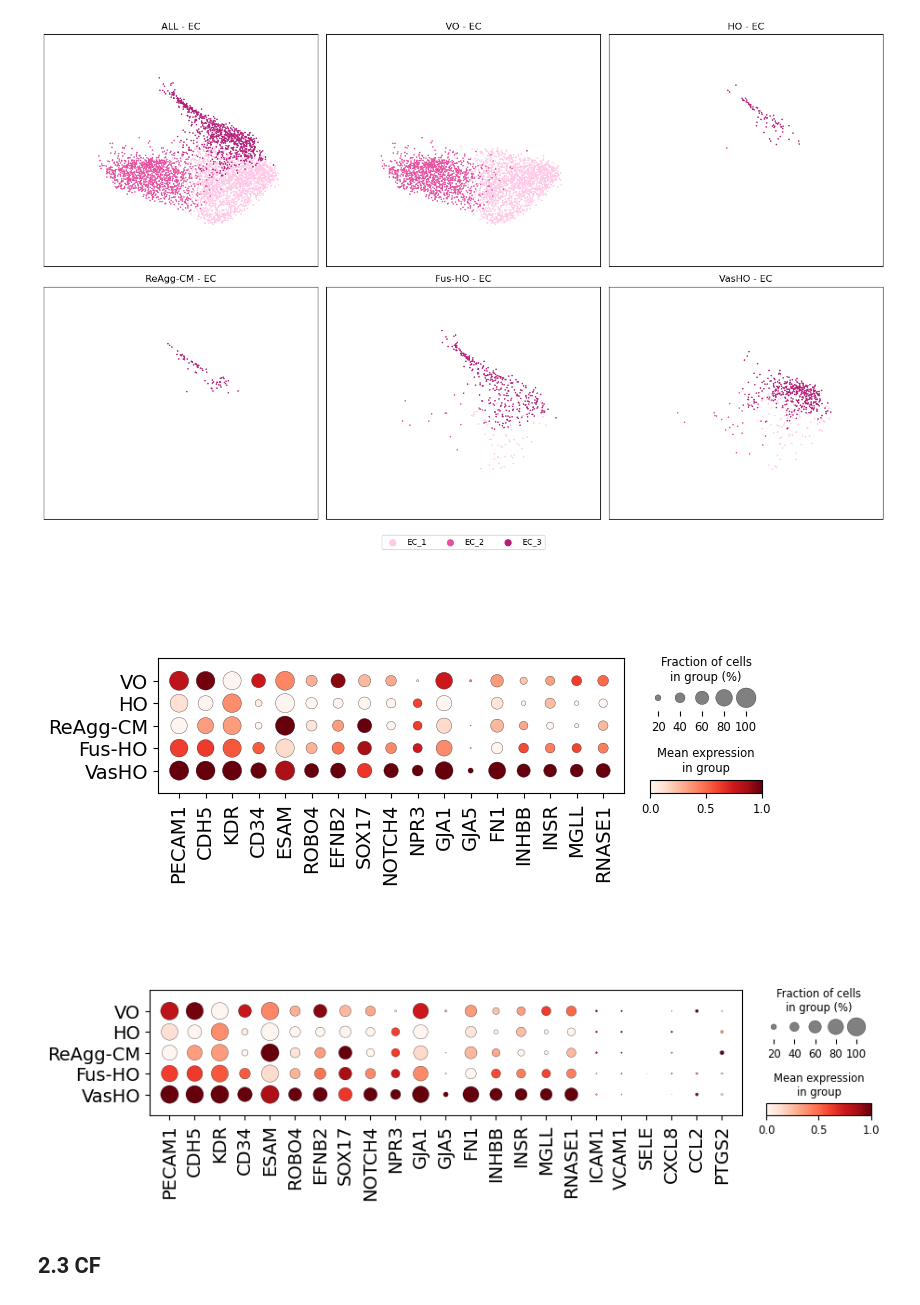
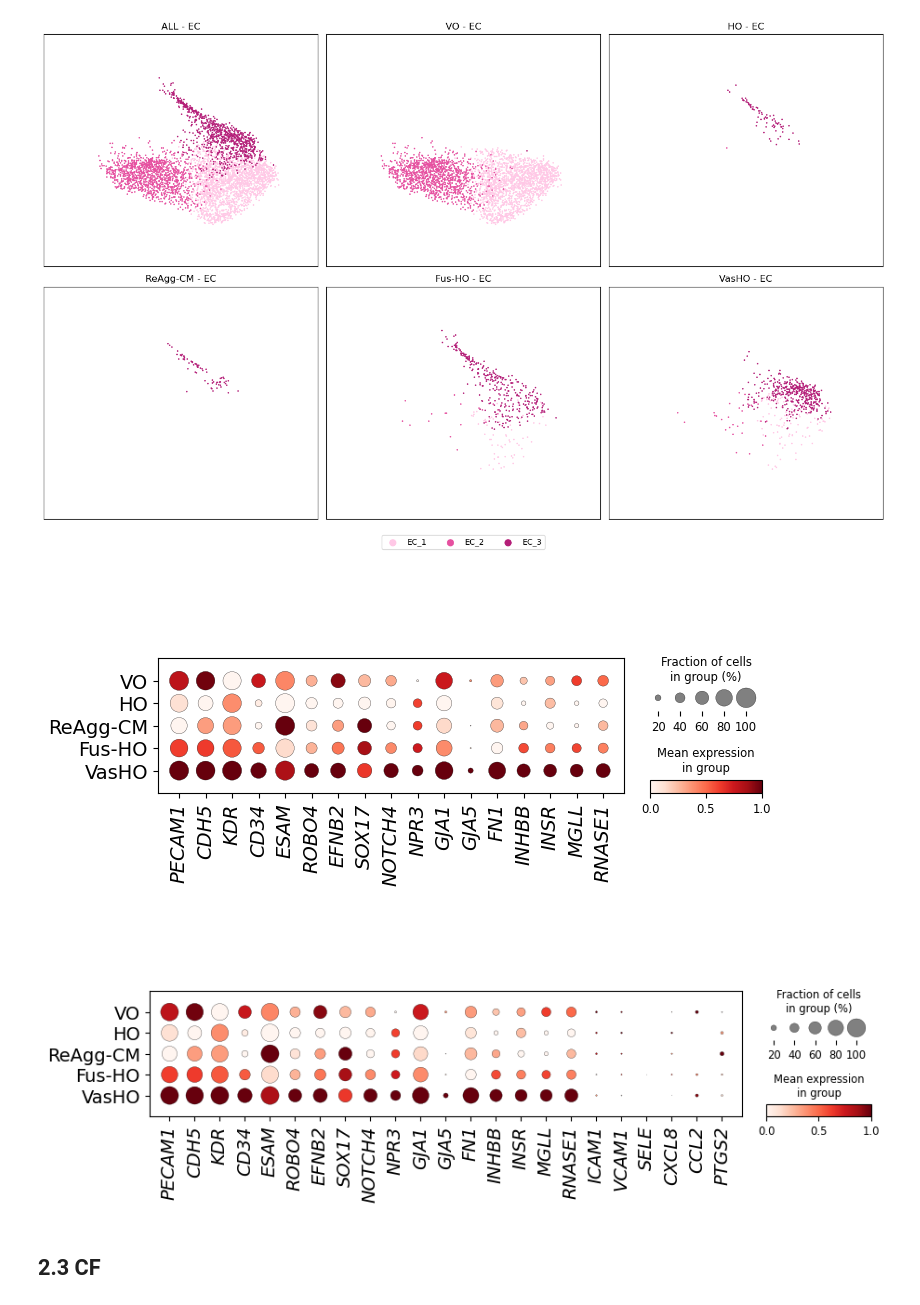
Before and after one commit to yachielab/DataAnalysis_Vascularized_Cardiac_Organoids, a Jupyter notebook: ipynb/CCO12.ipynb, the cells around one changed output. Saved outputs shown, nothing was run; the diff lists cells and outputs as text; code cells hidden in the pictures.

```diff
--- a/ipynb/CCO12.ipynb
+++ b/ipynb/CCO12.ipynb
@@ -815,21 +820,22 @@ plt.show()
 # %%
 marker_dict = ['PECAM1', 'CDH5', 'KDR', 'CD34', 'ESAM','ROBO4','EFNB2', 'SOX17', 'NOTCH4',
                'NPR3', 'GJA1','GJA5','FN1', 'INHBB', 'INSR', 'MGLL', 'RNASE1']
 
 categories_order = samples.copy()
 categories_order.remove("ALL")
 
 dp = sc.pl.dotplot(adata, marker_dict, groupby="batch", standard_scale="var", show=False, categories_order=categories_order, return_fig=True)
 dp.make_figure()
 ax = dp.ax_dict["mainplot_ax"]
 ax.tick_params(axis="x", labelsize=14)
 ax.tick_params(axis="y", labelsize=14)
+plt.setp(ax.get_xticklabels(), fontstyle="italic")
 
 plt.savefig(f'{WORK_DIR}/dotplot/by_batch.{ct}.png', bbox_inches="tight")
 plt.savefig(f'{WORK_DIR}/dotplot/by_batch.{ct}.svg', bbox_inches="tight")
 plt.show()
 # %% [output]
-[figure, old version]
+[figure, new version]
 # %%
 marker_dict = ['PECAM1', 'CDH5', 'KDR', 'CD34', 'ESAM','ROBO4','EFNB2', 'SOX17', 'NOTCH4',
                'NPR3', 'GJA1','GJA5','FN1', 'INHBB', 'INSR', 'MGLL', 'RNASE1', 'ICAM1', 'VCAM1', 'SELE', 'CXCL8', 'CCL2','PTGS2']
@@ -842,12 +848,13 @@ dp.make_figure()
 ax = dp.ax_dict["mainplot_ax"]
 ax.tick_params(axis="x", labelsize=14)
 ax.tick_params(axis="y", labelsize=14)
+plt.setp(ax.get_xticklabels(), fontstyle="italic")
 
 plt.savefig(f'{WORK_DIR}/dotplot/by_batch.{ct}.additional.png', bbox_inches="tight")
 plt.savefig(f'{WORK_DIR}/dotplot/by_batch.{ct}.additional.svg', bbox_inches="tight")
 plt.show()
 # %% [output]
-[figure, old version]
+[figure, new version]
 # %% [markdown]
 ## 2.3 CF
 # %%
```
Also changed, not shown: parts of 9 cells of this notebook, 39 other files.
